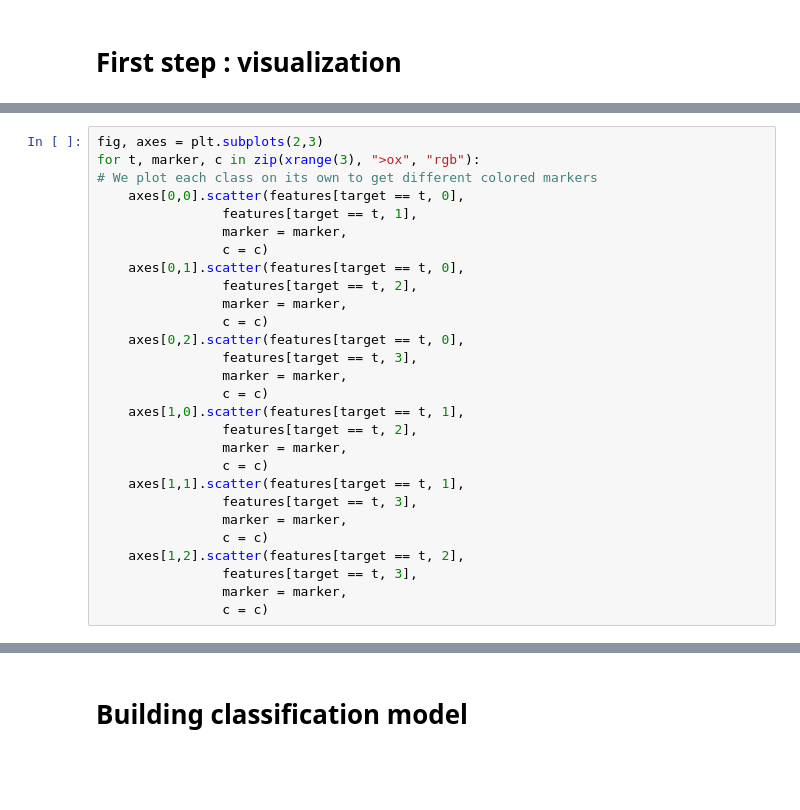
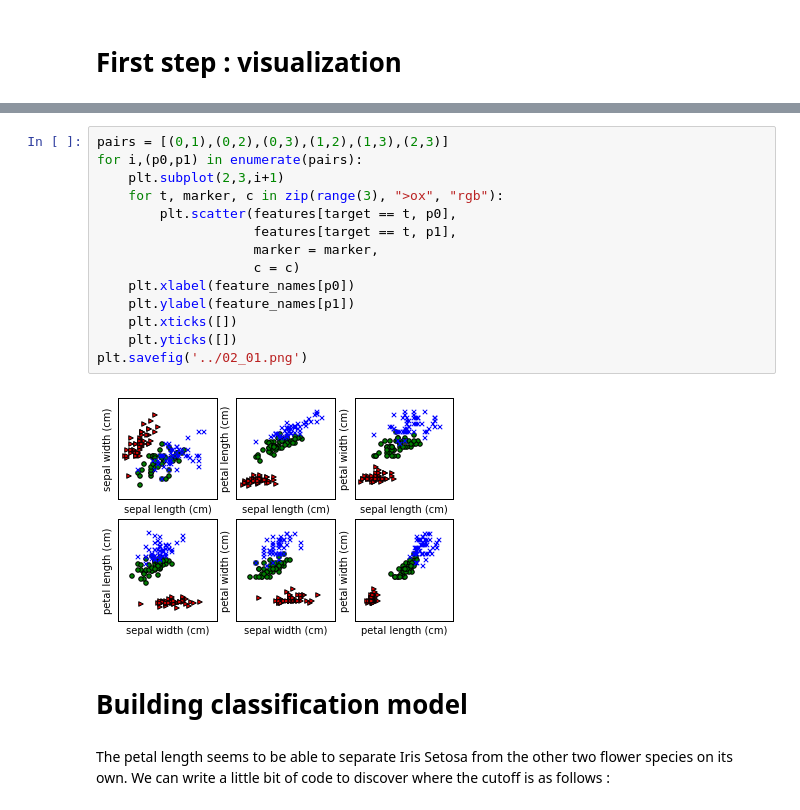
Before and after one commit to beyondacm/Projects_Machine_Learning, a Jupyter notebook: Classify with Real-world Examples.ipynb, the cells around one changed output, grey strips where cells are left out. Saved outputs shown, nothing was run; the diff lists cells and outputs as text; blank space fills up the shorter version.

```diff
--- a/Classify with Real-world Examples.ipynb
+++ b/Classify with Real-world Examples.ipynb
@@ -30,31 +31,3 @@ for t, marker, c in zip(xrange(3), ">ox", "rgb"):
                 c = c)
 # %% [output]
 [figure]
-# %%
-fig, axes = plt.subplots(2,3)
-for t, marker, c in zip(xrange(3), ">ox", "rgb"):
-# We plot each class on its own to get different colored markers
-    axes[0,0].scatter(features[target == t, 0],
-                features[target == t, 1],
-                marker = marker,
-                c = c)
-    axes[0,1].scatter(features[target == t, 0],
-                features[target == t, 2],
-                marker = marker,
-                c = c)
-    axes[0,2].scatter(features[target == t, 0],
-                features[target == t, 3],
-                marker = marker,
-                c = c)
-    axes[1,0].scatter(features[target == t, 1],
-                features[target == t, 2],
-                marker = marker,
-                c = c)
-    axes[1,1].scatter(features[target == t, 1],
-                features[target == t, 3],
-                marker = marker,
-                c = c)
-    axes[1,2].scatter(features[target == t, 2],
-                features[target == t, 3],
-                marker = marker,
-                c = c)
@@ -63,2 +34,20 @@ for t, marker, c in zip(xrange(3), ">ox", "rgb"):
+# %%
+pairs = [(0,1),(0,2),(0,3),(1,2),(1,3),(2,3)]
+for i,(p0,p1) in enumerate(pairs):
+    plt.subplot(2,3,i+1)
+    for t, marker, c in zip(range(3), ">ox", "rgb"):
+        plt.scatter(features[target == t, p0],
+                    features[target == t, p1],
+                    marker = marker,
+                    c = c)
+    plt.xlabel(feature_names[p0])
+    plt.ylabel(feature_names[p1])
+    plt.xticks([])
+    plt.yticks([])
+plt.savefig('../02_01.png')
+# %% [output]
+[figure, added]
 # %% [markdown]
 # Building classification model
+# %% [markdown]
+The petal length seems to be able to separate Iris Setosa from the other two flower species on its own. We can write a little bit of code to discover where the cutoff is as follows :
```
Also changed, not shown: parts of 6 cells of this notebook.
